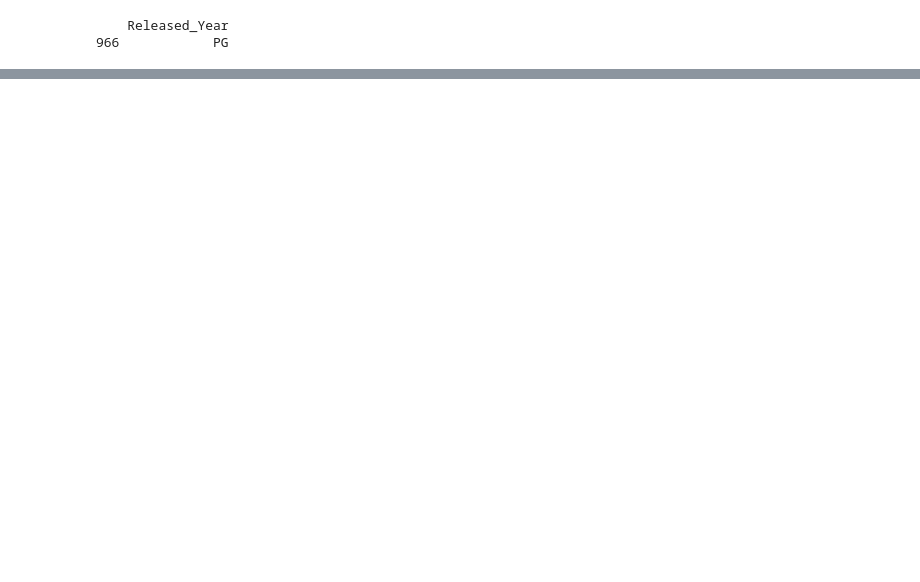
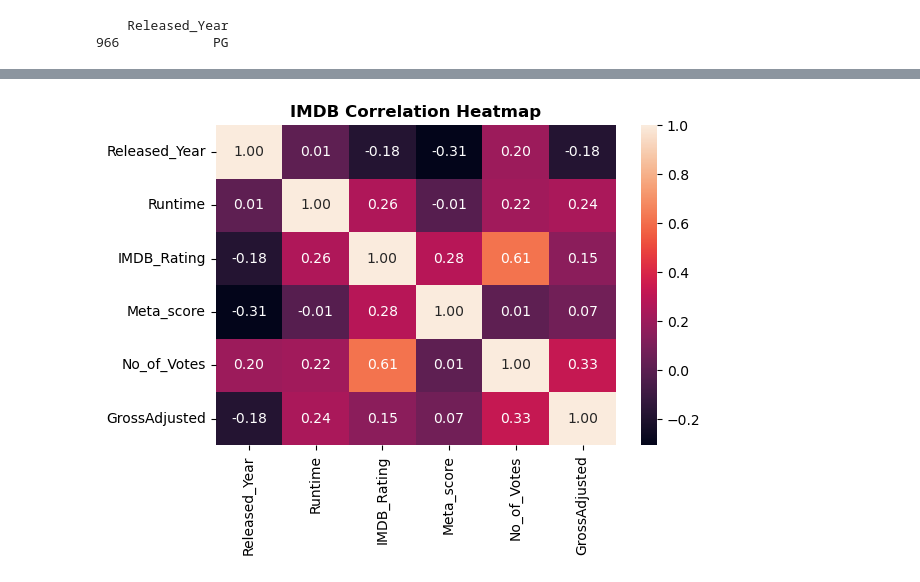
Before and after one commit to spc-kim/midterm_project, a Jupyter notebook: notebook.ipynb, the cells around one changed output, grey strips where cells are left out. Cells and saved outputs as stored; diff of their text form; code cells hidden in the pictures; blank space fills up the shorter version.

```diff
--- a/notebook.ipynb
+++ b/notebook.ipynb
@@ -306,0 +206,4 @@ plt.show()
+# %%
+# Let's use the numeric dataframe
+numeric_df = cleaned_df.select_dtypes(include='number')
+numeric_df
@@ -306,0 +224,16 @@ plt.show()
+# %%
+# Make a heatmap from numeric dataframe
+plt.figure()
+corr = numeric_df.corr(numeric_only=True)
+heatmap = sns.heatmap(
+	corr,
+	annot=True,
+	fmt=".2f"
+)
+
+heatmap.set_title("IMDB Correlation Heatmap", weight="bold")
+
+plt.tight_layout()
+plt.show()
+# %% [output]
+[figure, added]
```
Also changed, not shown: parts of 21 cells of this notebook.
